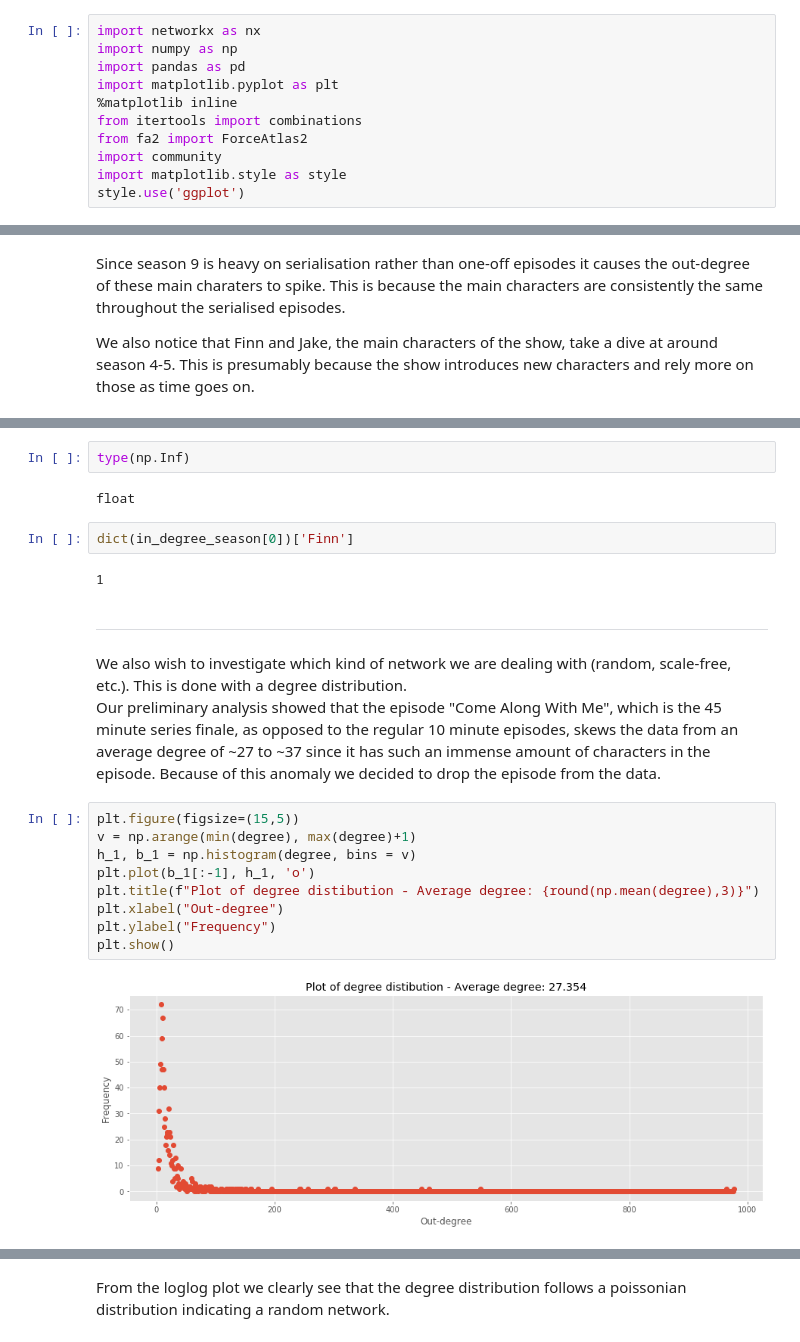
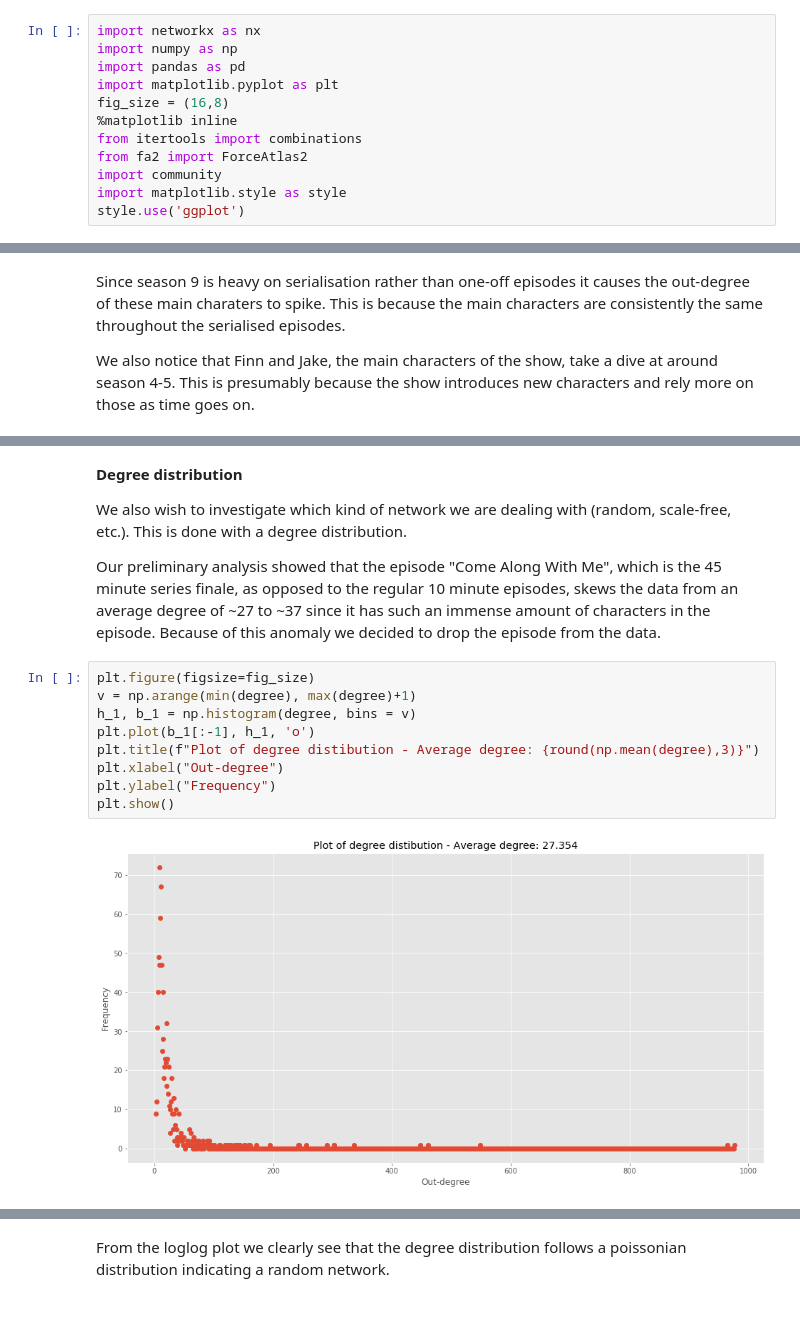
Before and after one commit to Aagaarrd/socialgraphs, a Jupyter notebook: notebooks/explainer_network.ipynb, the cells around one changed output, grey strips where cells are left out. Drawn from its saved outputs; the diff is of its cells as text; blank space fills up the shorter version.

```diff
--- a/notebooks/explainer_network.ipynb
+++ b/notebooks/explainer_network.ipynb
@@ -91,6 +91,7 @@ import networkx as nx
 import numpy as np
 import pandas as pd
 import matplotlib.pyplot as plt
+fig_size = (16,8)
 %matplotlib inline
 from itertools import combinations
 from fa2 import ForceAtlas2
@@ -289,25 +245,18 @@ sorted(list({c: np.std(p) for c,p in list(degree_proportion.items())}.items()),
-# %%
-type(np.Inf)
-# %% [output]
-float
-# %%
-dict(in_degree_season[0])['Finn']
-# %% [output]
-1
 # %% [markdown]
-<hr>
+**Degree distribution**
+
 We also wish to investigate which kind of network we are dealing with (random, scale-free, etc.). This is done with a degree distribution.
 
 Our preliminary analysis showed that the episode "Come Along With Me", which is the 45 minute series finale, as opposed to the regular 10 minute episodes, skews the data from an average degree of ~27 to ~37 since it has such an immense amount of characters in the episode. Because of this anomaly we decided to drop the episode from the data.
 # %%
-plt.figure(figsize=(15,5))
+plt.figure(figsize=fig_size)
 v = np.arange(min(degree), max(degree)+1)
 h_1, b_1 = np.histogram(degree, bins = v)
 plt.plot(b_1[:-1], h_1, 'o')
 plt.title(f"Plot of degree distibution - Average degree: {round(np.mean(degree),3)}")
 plt.xlabel("Out-degree")
 plt.ylabel("Frequency")
 plt.show()
 # %% [output]
-[figure, old version]
+[figure, new version]
 # %%
```
Also changed, not shown: parts of 14 cells of this notebook, 4 other files.
